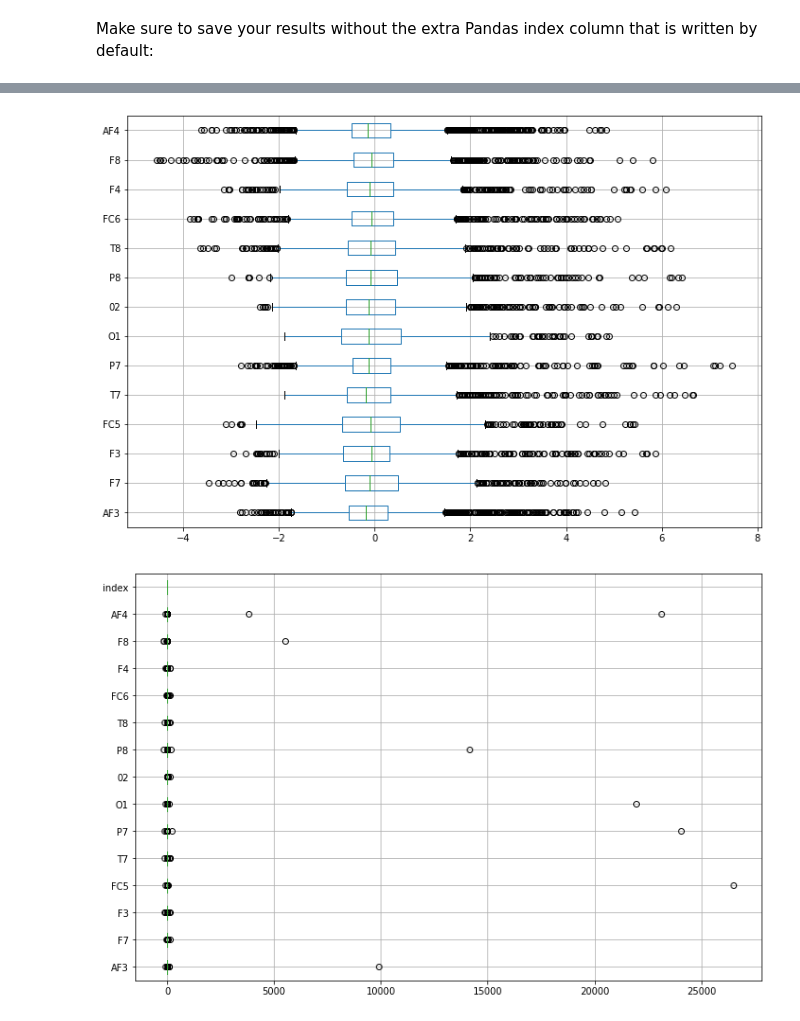
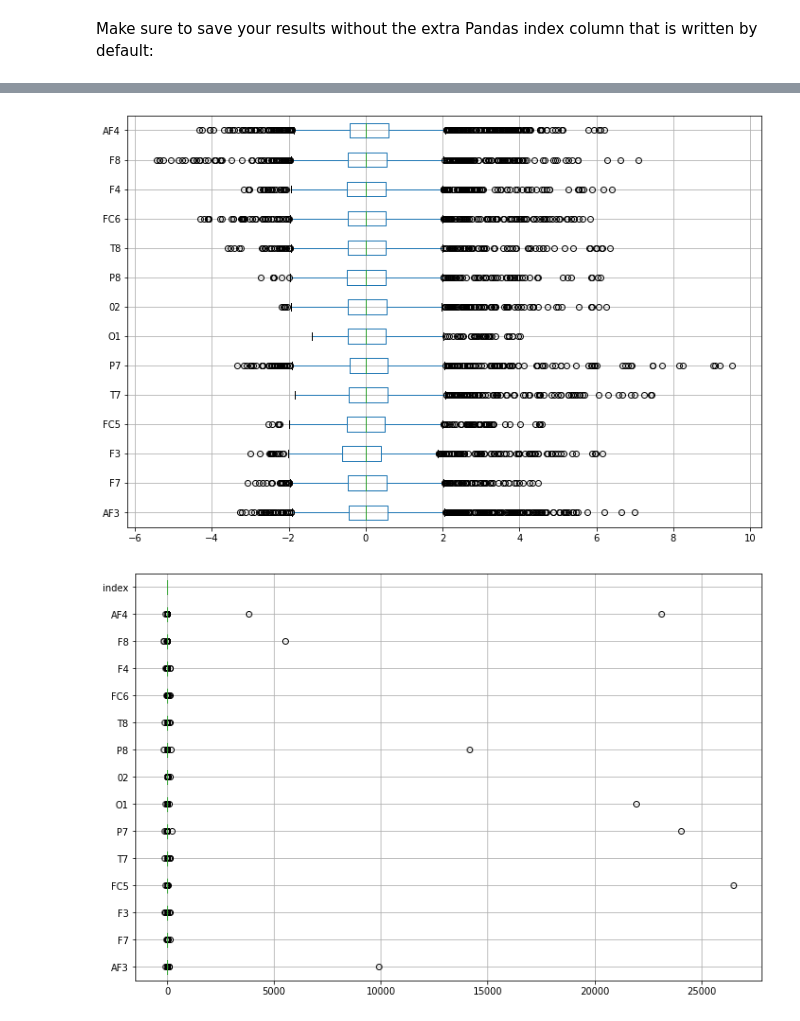
Before and after one commit to CallensToon/Machine_Learning_course_UGent_D012554_kaggle, a Jupyter notebook: Eye blinking prediction.ipynb, the cells around one changed output, grey strips where cells are left out. Drawn from its saved outputs; the diff is of its cells as text; code cells hidden in the pictures.

```diff
--- a/Eye blinking prediction.ipynb
+++ b/Eye blinking prediction.ipynb
@@ -86,18 +86,18 @@ trainset.head()
 # %%
 from sklearn.preprocessing import StandardScaler
 from sklearn.preprocessing import RobustScaler
 from sklearn.preprocessing import MinMaxScaler
 
 trainset_unscaled_cols = trainset.columns.values
-scaler = StandardScaler()
+scaler = RobustScaler()
 scaler.fit(trainset)
 trainset_stand = pd.DataFrame(scaler.transform(trainset),columns=trainset_unscaled_cols)
 
 plt.figure(figsize=(12,8))
 trainset_stand.boxplot(vert=False)
 plt.show()
 # %% [output]
-[figure, old version]
+[figure, new version]
 # %%
 testset_unscaled_cols = testset.columns.values
 scaler = RobustScaler()
```
Also changed, not shown: parts of 4 cells of this notebook.
